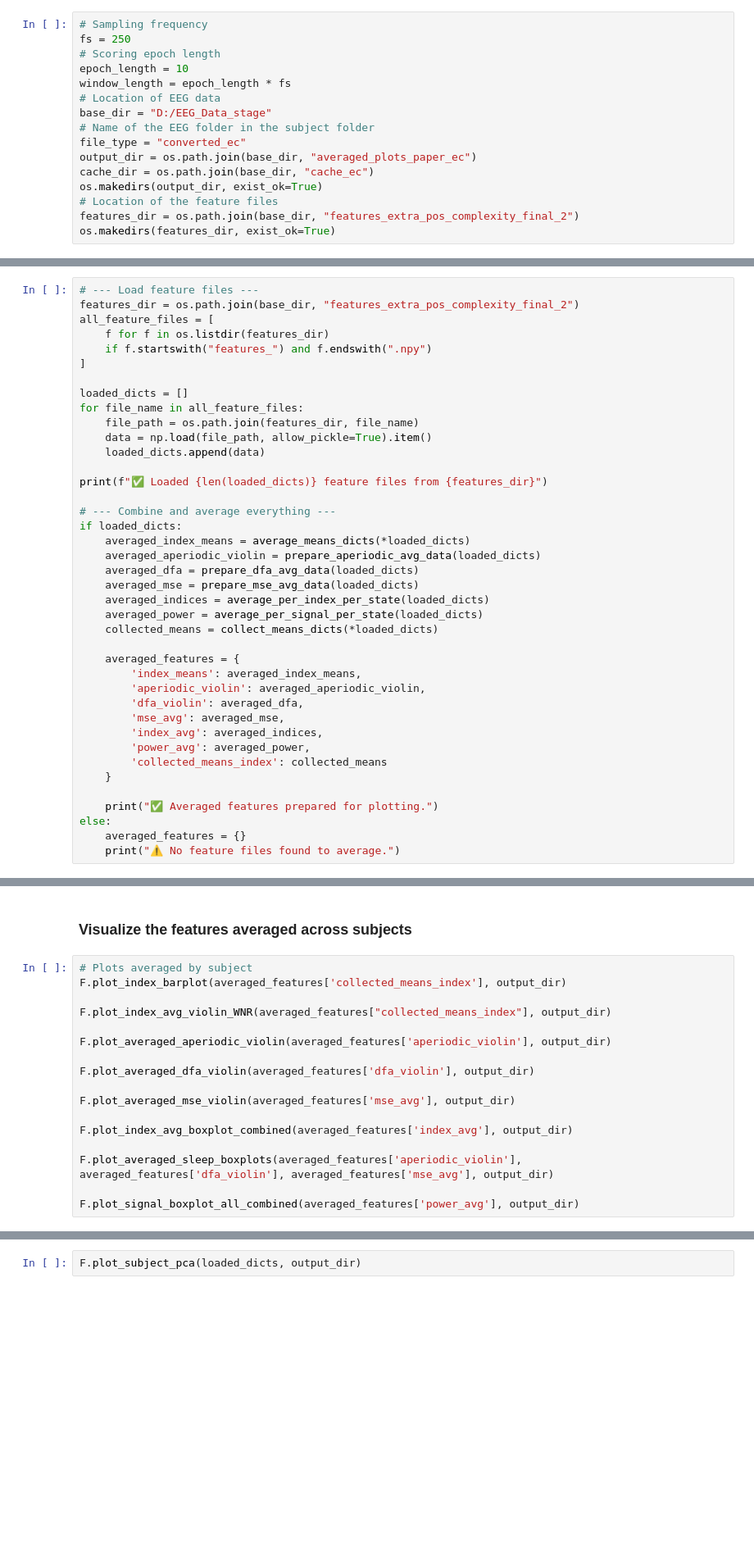
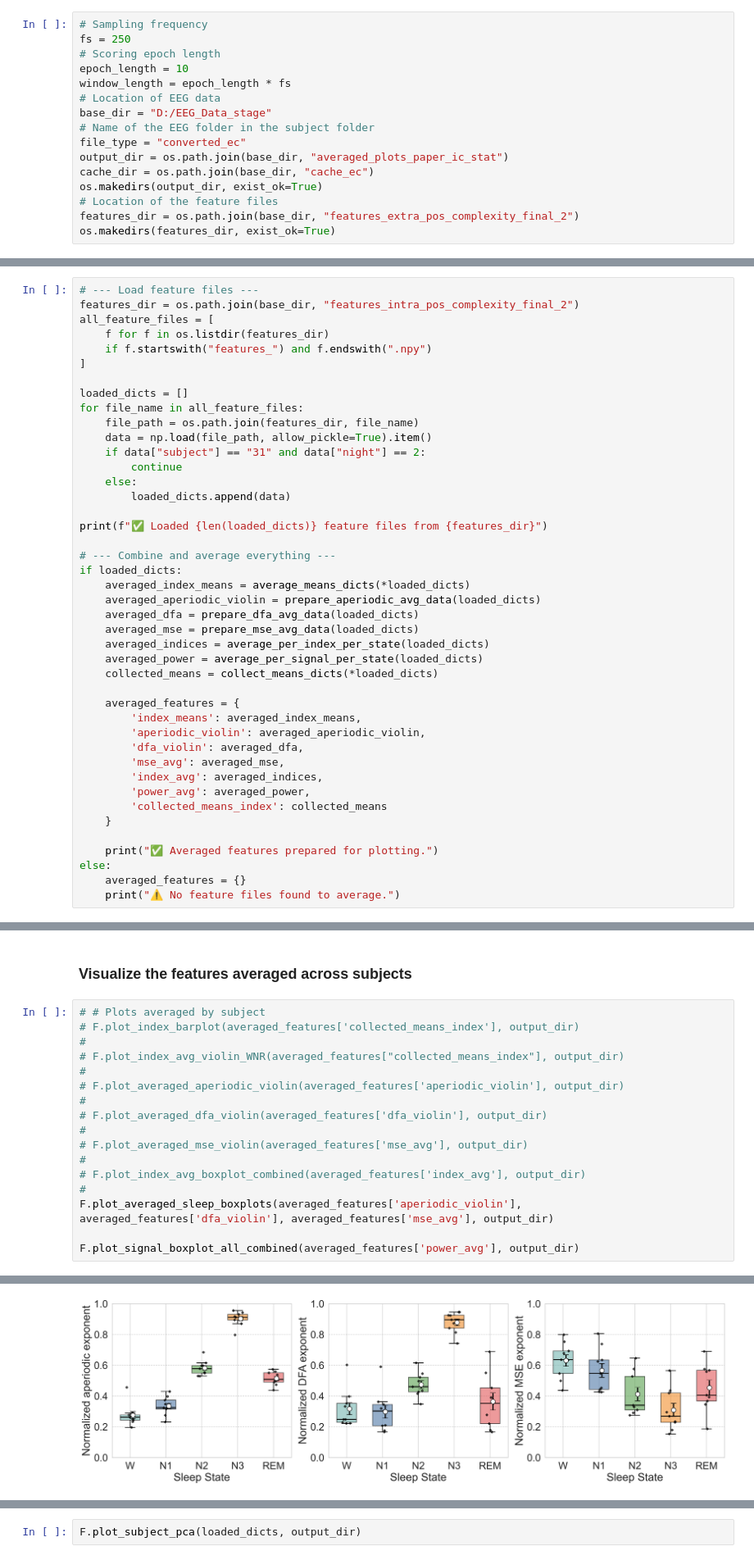
Before and after one commit to AbdelRayan/Human_SleepSCoring, a Jupyter notebook: Tim/Averaged_features.ipynb, the cells around one changed output, grey strips where cells are left out. Shown at 82% size. Drawn from its saved outputs; the diff is of its cells as text; blank space fills up the shorter version.

Commit message:
Edited some stuff to perform statistics on the complexity analysis

```diff
--- a/Tim/Averaged_features.ipynb
+++ b/Tim/Averaged_features.ipynb
@@ -673,7 +698,7 @@ window_length = epoch_length * fs
 base_dir = "D:/EEG_Data_stage"
 # Name of the EEG folder in the subject folder
 file_type = "converted_ec"
-output_dir = os.path.join(base_dir, "averaged_plots_paper_ec")
+output_dir = os.path.join(base_dir, "averaged_plots_paper_ic_stat")
 cache_dir = os.path.join(base_dir, "cache_ec")
 os.makedirs(output_dir, exist_ok=True)
 # Location of the feature files
@@ -831,6 +876,6 @@ for file_name in all_feature_files:
 # %%
 # --- Load feature files ---
-features_dir = os.path.join(base_dir, "features_extra_pos_complexity_final_2")
+features_dir = os.path.join(base_dir, "features_intra_pos_complexity_final_2")
 all_feature_files = [
     f for f in os.listdir(features_dir)
     if f.startswith("features_") and f.endswith(".npy")
@@ -840,7 +885,10 @@ loaded_dicts = []
 for file_name in all_feature_files:
     file_path = os.path.join(features_dir, file_name)
     data = np.load(file_path, allow_pickle=True).item()
-    loaded_dicts.append(data)
+    if data["subject"] == "31" and data["night"] == 2:
+        continue
+    else:
+        loaded_dicts.append(data)
 
 print(f"✅ Loaded {len(loaded_dicts)} feature files from {features_dir}")
 
@@ -875,19 +993,20 @@ for dict in loaded_dicts:
 # %% [markdown]
 ### Visualize the features averaged across subjects
 # %%
-# Plots averaged by subject
-F.plot_index_barplot(averaged_features['collected_means_index'], output_dir)
-
-F.plot_index_avg_violin_WNR(averaged_features["collected_means_index"], output_dir)
-
-F.plot_averaged_aperiodic_violin(averaged_features['aperiodic_violin'], output_dir)
-
-F.plot_averaged_dfa_violin(averaged_features['dfa_violin'], output_dir)
-
-F.plot_averaged_mse_violin(averaged_features['mse_avg'], output_dir)
-
-F.plot_index_avg_boxplot_combined(averaged_features['index_avg'], output_dir)
-
+# # Plots averaged by subject
+# F.plot_index_barplot(averaged_features['collected_means_index'], output_dir)
+#
+# F.plot_index_avg_violin_WNR(averaged_features["collected_means_index"], output_dir)
+#
+# F.plot_averaged_aperiodic_violin(averaged_features['aperiodic_violin'], output_dir)
+#
+# F.plot_averaged_dfa_violin(averaged_features['dfa_violin'], output_dir)
+#
+# F.plot_averaged_mse_violin(averaged_features['mse_avg'], output_dir)
+#
+# F.plot_index_avg_boxplot_combined(averaged_features['index_avg'], output_dir)
+#
 F.plot_averaged_sleep_boxplots(averaged_features['aperiodic_violin'], averaged_features['dfa_violin'], averaged_features['mse_avg'], output_dir)
 
 F.plot_signal_boxplot_all_combined(averaged_features['power_avg'], output_dir)
+# %% [output]
@@ -893,0 +1030 @@ F.plot_signal_boxplot_all_combined(averaged_features['power_avg'], output_dir)
+[figure, added]
```
Also changed, not shown: parts of 10 cells of this notebook, 8 other files.
